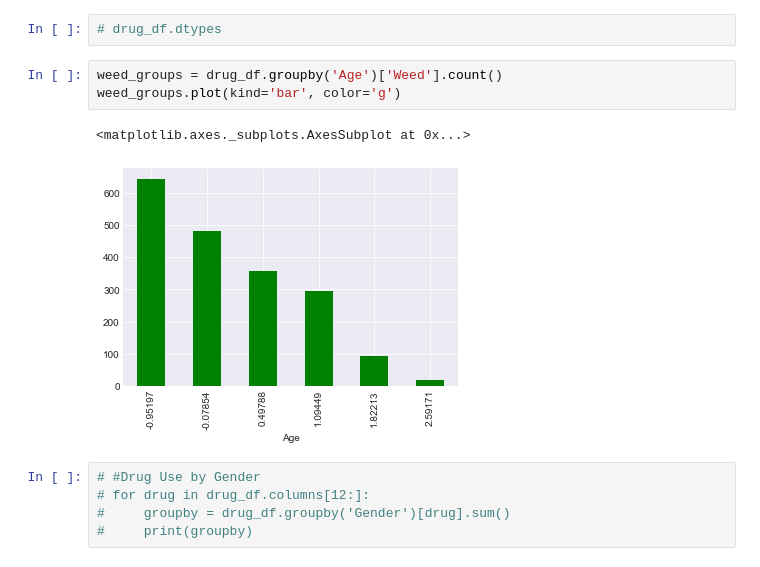
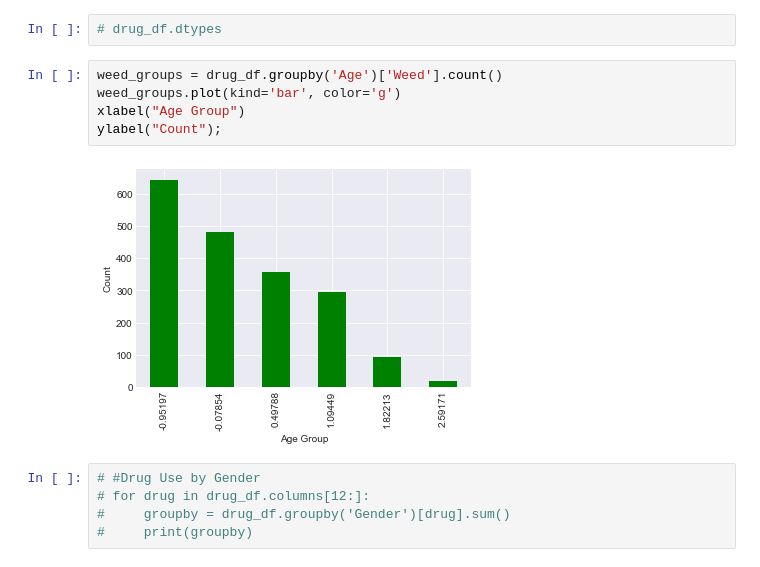
Before and after one commit to jnlevine23/Substance-Classification-Via-Personality-Traits, a Jupyter notebook: data_analysis_modeling.ipynb, the cells around one changed output. Saved outputs shown, nothing was run; the diff lists cells and outputs as text.

```diff
--- a/data_analysis_modeling.ipynb
+++ b/data_analysis_modeling.ipynb
@@ -72,9 +70,10 @@ drug_df.replace('CL6', 6, inplace=True)
 # %%
 weed_groups = drug_df.groupby('Age')['Weed'].count()
 weed_groups.plot(kind='bar', color='g')
+xlabel("Age Group")
+ylabel("Count");
 # %% [output]
-<matplotlib.axes._subplots.AxesSubplot at 0x...>
-[figure, old version]
+[figure, new version]
 # %%
 # #Drug Use by Gender
 # for drug in drug_df.columns[12:]:
```
Also changed, not shown: parts of 30 cells of this notebook, 3 other files.
